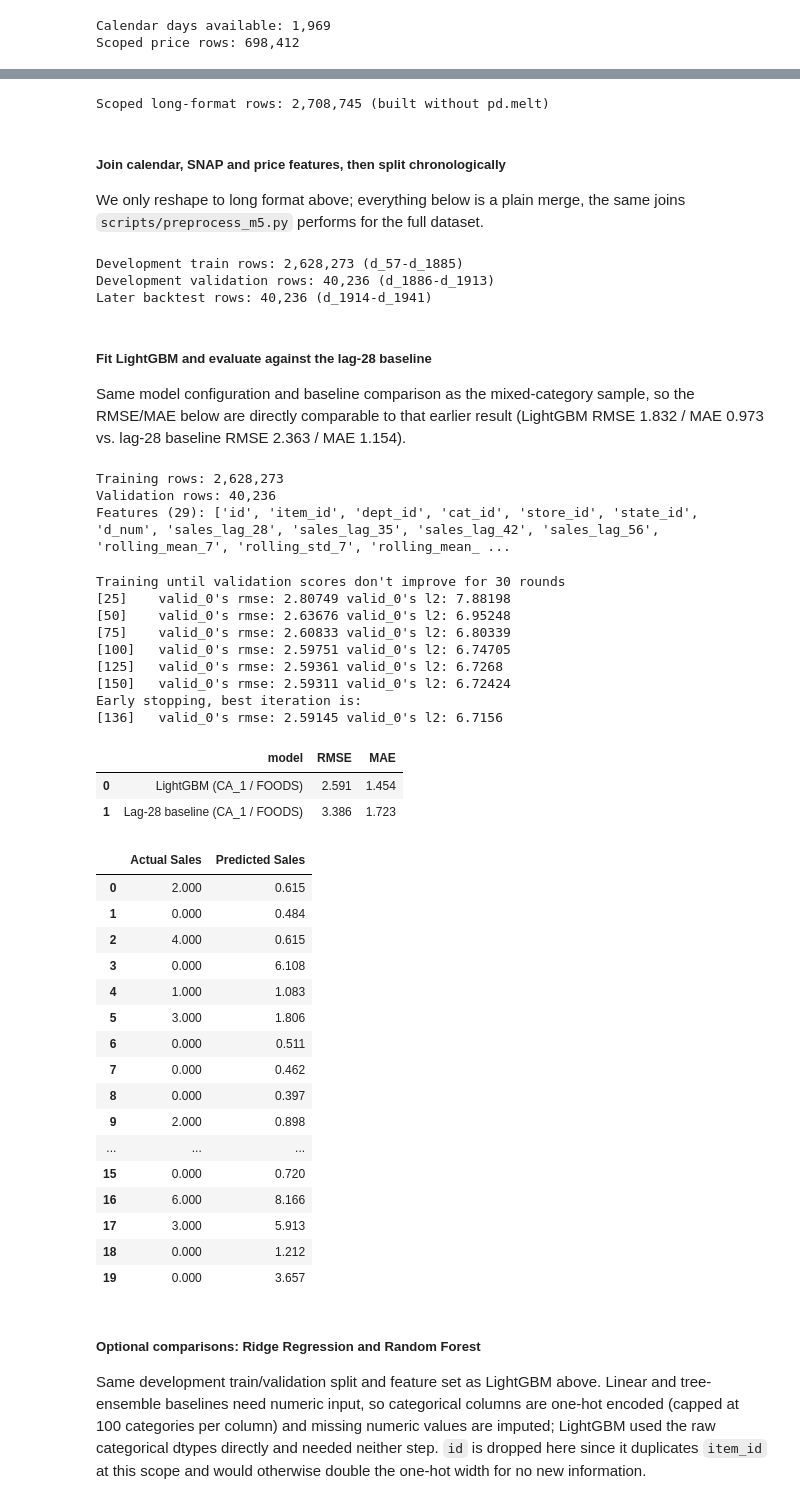
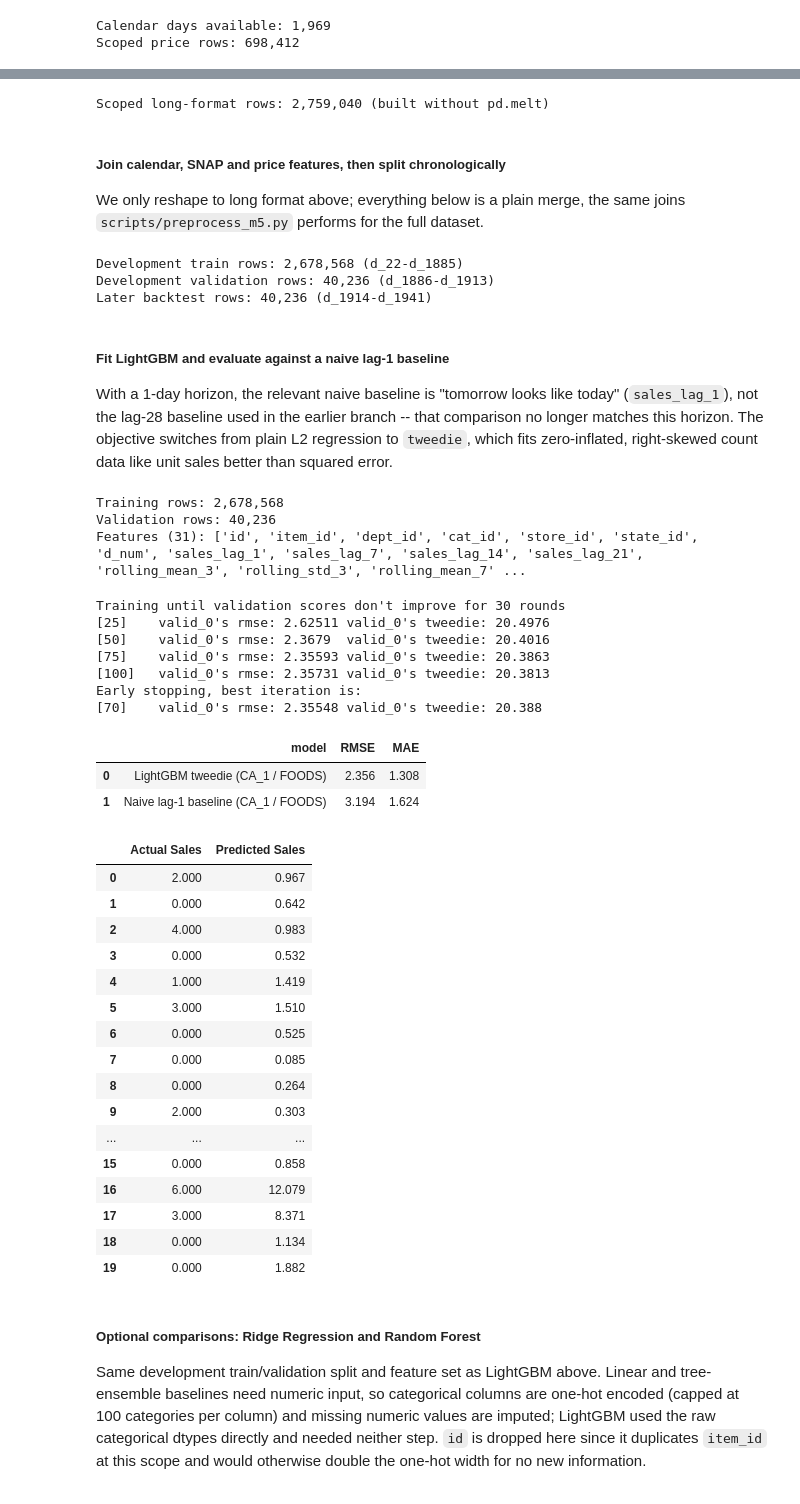
Before and after one commit to Angela-K-C/SemProject_MLEngine, a Jupyter notebook: notebooks/LightGBM_BaseLocal.ipynb, the cells around one changed output, grey strips where cells are left out. Cells and saved outputs as stored; diff of their text form; code cells hidden in the pictures.

```diff
--- a/notebooks/LightGBM_BaseLocal.ipynb
+++ b/notebooks/LightGBM_BaseLocal.ipynb
@@ -1673,8 +1673,9 @@ Lags look up fixed offsets by column index. Rolling mean/std use cumulative sums
 # %%
-LAG_DAYS = [28, 35, 42, 56]
-ROLLING_WINDOWS = [7, 28]
-ROLLING_DELAY = 28
-FEATURE_START_DAY = max(LAG_DAYS) + 1  # 57: earliest day with a full 56-day lag available
+HORIZON_DAYS = 1  # Next-day-ahead forecast: the app needs near-term demand, not a 28-day-ahead view.
+LAG_DAYS = [1, 7, 14, 21]
+ROLLING_WINDOWS = [3, 7, 14]
+ROLLING_DELAY = HORIZON_DAYS
+FEATURE_START_DAY = max(LAG_DAYS) + 1  # 22: earliest day with a full 21-day lag available
 DEVELOPMENT_TRAIN_END = 1885
 DEVELOPMENT_VALIDATION_START, DEVELOPMENT_VALIDATION_END = 1886, 1913
 LATER_BACKTEST_START = 1914
@@ -1727,7 +1728,7 @@ featureFrameData["sales"] = salesMatrix[:, targetDayNumbers - 1].T.reshape(-1)
 featureFrame = pd.DataFrame(featureFrameData)
 print(f"Scoped long-format rows: {len(featureFrame):,} (built without pd.melt)")
 # %% [output]
-Scoped long-format rows: 2,708,745 (built without pd.melt)
+Scoped long-format rows: 2,759,040 (built without pd.melt)
 # %% [markdown]
 ##### Join calendar, SNAP and price features, then split chronologically
 
@@ -1771,13 +1772,13 @@ print(f"Development train rows: {len(developmentTrain):,} (d_{FEATURE_START_DAY}
 print(f"Development validation rows: {len(developmentValidation):,} (d_{DEVELOPMENT_VALIDATION_START}-d_{DEVELOPMENT_VALIDATION_END})")
 print(f"Later backtest rows: {len(laterBacktest):,} (d_{LATER_BACKTEST_START}-d_{LATER_BACKTEST_END})")
 # %% [output]
-Development train rows: 2,628,273 (d_57-d_1885)
+Development train rows: 2,678,568 (d_22-d_1885)
 Development validation rows: 40,236 (d_1886-d_1913)
 Later backtest rows: 40,236 (d_1914-d_1941)
 # %% [markdown]
-##### Fit LightGBM and evaluate against the lag-28 baseline
+##### Fit LightGBM and evaluate against a naive lag-1 baseline
 
-Same model configuration and baseline comparison as the mixed-category sample, so the RMSE/MAE below are directly comparable to that earlier result (LightGBM RMSE 1.832 / MAE 0.973 vs. lag-28 baseline RMSE 2.363 / MAE 1.154).
+With a 1-day horizon, the relevant naive baseline is "tomorrow looks like today" (`sales_lag_1`), not the lag-28 baseline used in the earlier branch -- that comparison no longer matches this horizon. The objective switches from plain L2 regression to `tweedie`, which fits zero-inflated, right-skewed count data like unit sales better than squared error.
 # %%
 import lightgbm as lgb
 from sklearn.metrics import mean_absolute_error, root_mean_squared_error
@@ -1790,71 +1791,70 @@ print(f"Training rows: {len(xTrain):,}")
 print(f"Validation rows: {len(xValidation):,}")
 print(f"Features ({len(featureColumns)}): {featureColumns}")
 # %% [output]
-Training rows: 2,628,273
+Training rows: 2,678,568
 Validation rows: 40,236
-Features (29): ['id', 'item_id', 'dept_id', 'cat_id', 'store_id', 'state_id', 'd_num', 'sales_lag_28', 'sales_lag_35', 'sales_lag_42', 'sales_lag_56', 'rolling_mean_7', 'rolling_std_7', 'rolling_mean_ ...
+Features (31): ['id', 'item_id', 'dept_id', 'cat_id', 'store_id', 'state_id', 'd_num', 'sales_lag_1', 'sales_lag_7', 'sales_lag_14', 'sales_lag_21', 'rolling_mean_3', 'rolling_std_3', 'rolling_mean_7' ...
 # %%
 scopedModel = lgb.LGBMRegressor(
-    objective="regression",
+    objective="tweedie",
+    tweedie_variance_power=1.1,
     n_estimators=1000,
     learning_rate=0.05,
     num_leaves=31,
     n_jobs=-1,
     random_state=randomSeed,
     verbosity=-1,
 )
 scopedModel.fit(
     xTrain,
     yTrain,
     eval_set=[(xValidation, yValidation)],
     eval_metric="rmse",
     callbacks=[lgb.early_stopping(30), lgb.log_evaluation(25)],
 )
 
 scopedPredictions = scopedModel.predict(xValidation, num_iteration=scopedModel.best_iteration_)
-baselinePredictions = xValidation["sales_lag_28"].to_numpy()
+baselinePredictions = xValidation["sales_lag_1"].to_numpy()
 
 scopedMetrics = pd.DataFrame(
     [
-        ("LightGBM (CA_1 / FOODS)", root_mean_squared_error(yValidation, scopedPredictions), mean_absolute_error(yValidation, scopedPredictions)),
-        ("Lag-28 baseline (CA_1 / FOODS)", root_mean_squared_error(yValidation, baselinePredictions), mean_absolute_error(yValidation, baselinePredictions)),
+        ("LightGBM tweedie (CA_1 / FOODS)", root_mean_squared_error(yValidation, scopedPredictions), mean_absolute_error(yValidation, scopedPredictions)),
+        ("Naive lag-1 baseline (CA_1 / FOODS)", root_mean_squared_error(yValidation, baselinePredictions), mean_absolute_error(yValidation, baselinePredictions)),
     ],
     columns=["model", "RMSE", "MAE"],
 )
 display(scopedMetrics.round(4))
 
 comparisonDf = pd.DataFrame({"Actual Sales": yValidation.to_numpy(), "Predicted Sales": scopedPredictions})
 display(comparisonDf.head(20).round(3))
 # %% [output]
 Training until validation scores don't improve for 30 rounds
-[25]    valid_0's rmse: 2.80749 valid_0's l2: 7.88198
-[50]    valid_0's rmse: 2.63676 valid_0's l2: 6.95248
-[75]    valid_0's rmse: 2.60833 valid_0's l2: 6.80339
-[100]   valid_0's rmse: 2.59751 valid_0's l2: 6.74705
-[125]   valid_0's rmse: 2.59361 valid_0's l2: 6.7268
-[150]   valid_0's rmse: 2.59311 valid_0's l2: 6.72424
+[25]    valid_0's rmse: 2.62511 valid_0's tweedie: 20.4976
+[50]    valid_0's rmse: 2.3679  valid_0's tweedie: 20.4016
+[75]    valid_0's rmse: 2.35593 valid_0's tweedie: 20.3863
+[100]   valid_0's rmse: 2.35731 valid_0's tweedie: 20.3813
 Early stopping, best iteration is:
-[136]   valid_0's rmse: 2.59145 valid_0's l2: 6.7156
+[70]    valid_0's rmse: 2.35548 valid_0's tweedie: 20.388
 |  | model | RMSE | MAE |
-| 0 | LightGBM (CA_1 / FOODS) | 2.591 | 1.454 |
-| 1 | Lag-28 baseline (CA_1 / FOODS) | 3.386 | 1.723 |
+| 0 | LightGBM tweedie (CA_1 / FOODS) | 2.356 | 1.308 |
+| 1 | Naive lag-1 baseline (CA_1 / FOODS) | 3.194 | 1.624 |
 |  | Actual Sales | Predicted Sales |
-| 0 | 2.000 | 0.615 |
-| 1 | 0.000 | 0.484 |
-| 2 | 4.000 | 0.615 |
-| 3 | 0.000 | 6.108 |
-| 4 | 1.000 | 1.083 |
-| 5 | 3.000 | 1.806 |
-| 6 | 0.000 | 0.511 |
-| 7 | 0.000 | 0.462 |
-| 8 | 0.000 | 0.397 |
-| 9 | 2.000 | 0.898 |
+| 0 | 2.000 | 0.967 |
+| 1 | 0.000 | 0.642 |
+| 2 | 4.000 | 0.983 |
+| 3 | 0.000 | 0.532 |
+| 4 | 1.000 | 1.419 |
+| 5 | 3.000 | 1.510 |
+| 6 | 0.000 | 0.525 |
+| 7 | 0.000 | 0.085 |
+| 8 | 0.000 | 0.264 |
+| 9 | 2.000 | 0.303 |
 | ... | ... | ... |
-| 15 | 0.000 | 0.720 |
-| 16 | 6.000 | 8.166 |
-| 17 | 3.000 | 5.913 |
-| 18 | 0.000 | 1.212 |
-| 19 | 0.000 | 3.657 |
+| 15 | 0.000 | 0.858 |
+| 16 | 6.000 | 12.079 |
+| 17 | 3.000 | 8.371 |
+| 18 | 0.000 | 1.134 |
+| 19 | 0.000 | 1.882 |
 # %% [markdown]
 ##### Optional comparisons: Ridge Regression and Random Forest
 
```
Also changed, not shown: parts of 7 cells of this notebook, 1 other file.
